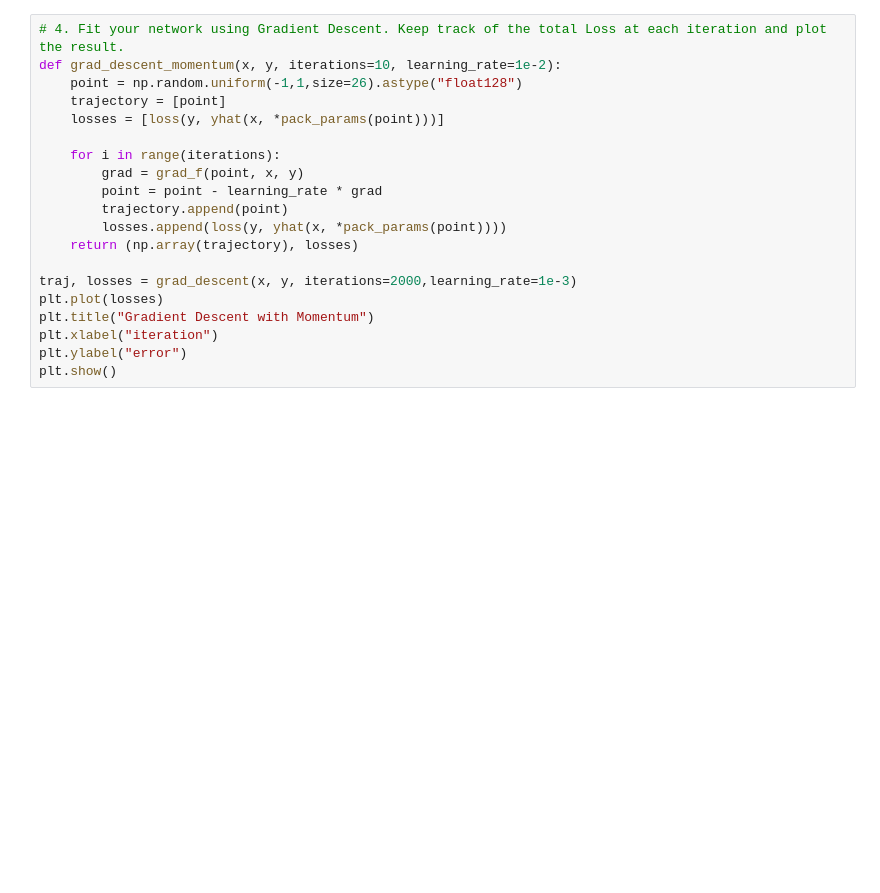
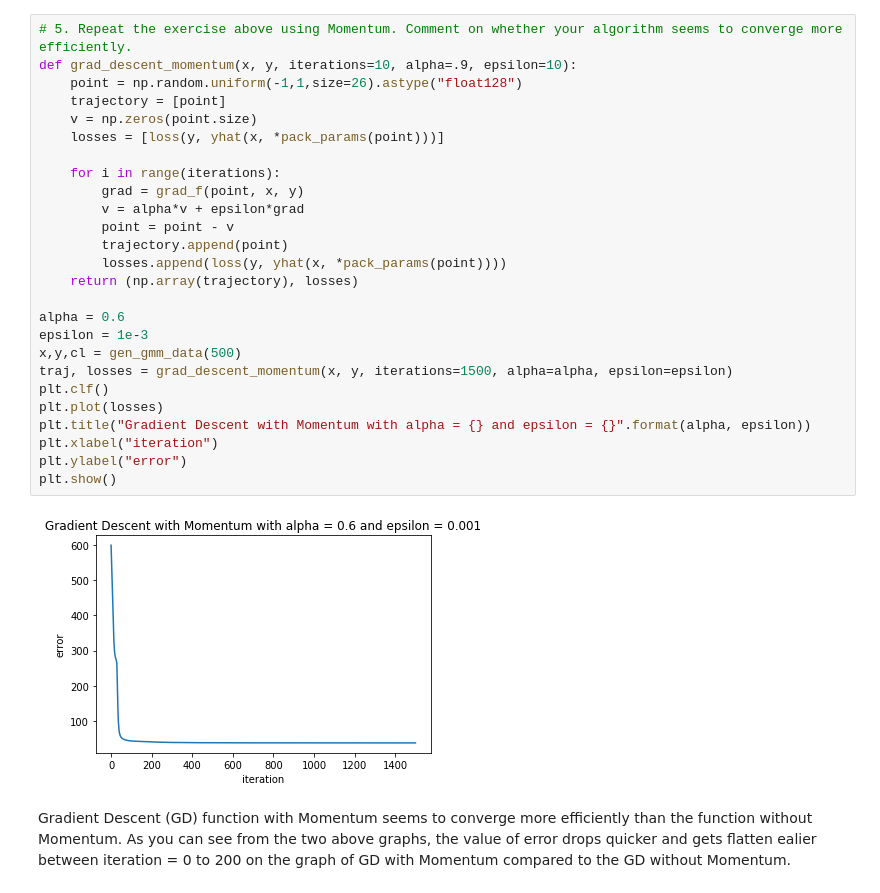
Before and after one commit to jaky0515/590, a Jupyter notebook: hw1/hw1_3.ipynb, the cells around one changed output. Cells and saved outputs as stored; diff of their text form; blank space fills up the shorter version.

```diff
--- a/hw1/hw1_3.ipynb
+++ b/hw1/hw1_3.ipynb
@@ -140,20 +160,31 @@ plt.show()
 # %%
-# 4. Fit your network using Gradient Descent. Keep track of the total Loss at each iteration and plot the result.
-def grad_descent_momentum(x, y, iterations=10, learning_rate=1e-2):
+# 5. Repeat the exercise above using Momentum. Comment on whether your algorithm seems to converge more efficiently.
+def grad_descent_momentum(x, y, iterations=10, alpha=.9, epsilon=10):
     point = np.random.uniform(-1,1,size=26).astype("float128")
     trajectory = [point]
+    v = np.zeros(point.size)
     losses = [loss(y, yhat(x, *pack_params(point)))]
 
     for i in range(iterations):
         grad = grad_f(point, x, y)
-        point = point - learning_rate * grad
+        v = alpha*v + epsilon*grad
+        point = point - v
         trajectory.append(point)
         losses.append(loss(y, yhat(x, *pack_params(point))))
     return (np.array(trajectory), losses)
 
-traj, losses = grad_descent(x, y, iterations=2000,learning_rate=1e-3)
+alpha = 0.6
+epsilon = 1e-3
+x,y,cl = gen_gmm_data(500)
+traj, losses = grad_descent_momentum(x, y, iterations=1500, alpha=alpha, epsilon=epsilon)
+plt.clf()
 plt.plot(losses)
-plt.title("Gradient Descent with Momentum")
+plt.title("Gradient Descent with Momentum with alpha = {} and epsilon = {}".format(alpha, epsilon))
 plt.xlabel("iteration")
 plt.ylabel("error")
 plt.show()
+# %% [output]
+[figure, added]
+# %% [markdown]
+Gradient Descent (GD) function with Momentum seems to converge more efficiently than the function without Momentum.
+As you can see from the two above graphs, the value of error drops quicker and gets flatten ealier between iteration = 0 to 200 on the graph of GD with Momentum compared to the GD without Momentum.
```
Also changed, not shown: parts of 5 cells of this notebook, 5 other files.
